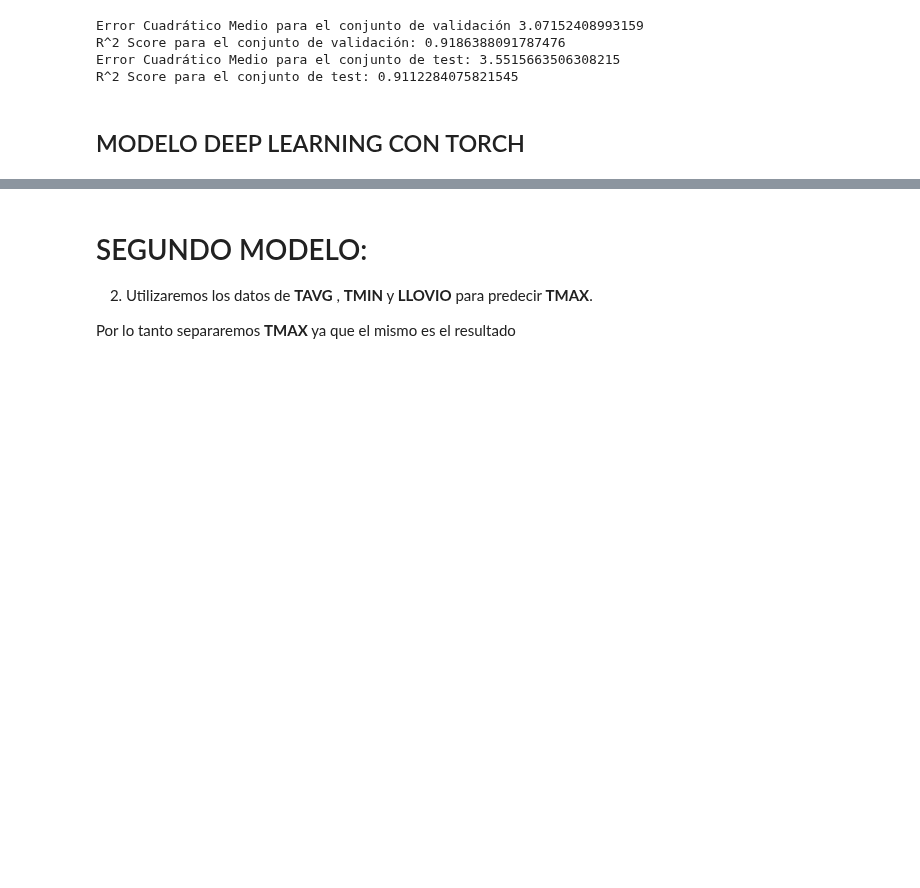
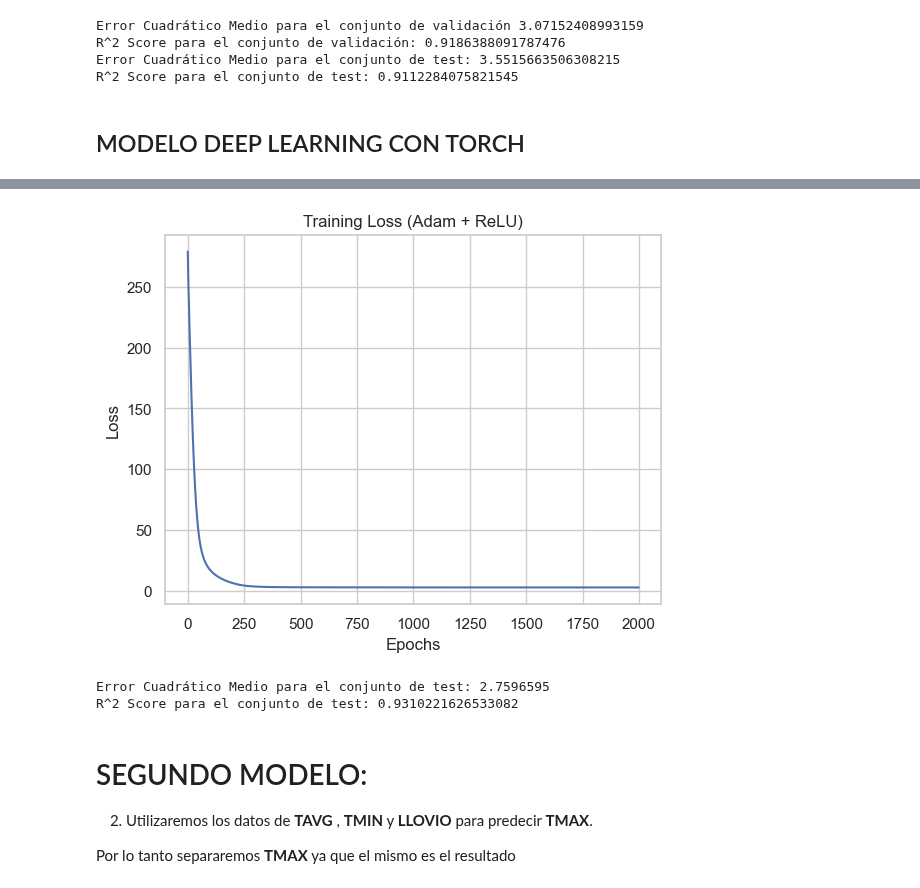
Before and after one commit to HANNNNSEN/Inputacion_con_prediccion, a Jupyter notebook: Temperaturas_resistencia.ipynb, the cells around one changed output, grey strips where cells are left out. Drawn from its saved outputs; the diff is of its cells as text; code cells hidden in the pictures; blank space fills up the shorter version.

Commit message:
se agrega red neuronal con optimizadores

```diff
--- a/Temperaturas_resistencia.ipynb
+++ b/Temperaturas_resistencia.ipynb
@@ -572,3 +583,73 @@ print("R^2 Score para el conjunto de test:", r2_test)
+# %%
+
+# Convertir a tensores
+X_train_tensor = torch.tensor(X_train_escalado, dtype=torch.float32)
+y_train_tensor = torch.tensor(y_train.values, dtype=torch.float32).unsqueeze(1)
+
+X_val_tensor = torch.tensor(X_val_escalado, dtype=torch.float32)
+y_val_tensor = torch.tensor(y_val.values, dtype=torch.float32).unsqueeze(1)
+
+X_test_tensor = torch.tensor(X_test_escalado, dtype=torch.float32)
+y_test_tensor = torch.tensor(y_test.values, dtype=torch.float32).unsqueeze(1)
+
+# Definir el modelo
+class SimpleNN(nn.Module):
+    def __init__(self):
+        super(SimpleNN, self).__init__()
+        self.fc1 = nn.Linear(3, 32)  # Tamaño de entrada es 2 (TAVG y TMAX)
+        self.fc3 = nn.Linear(32, 1)   # Capa de salida
+
+    def forward(self, x):
+        x = nn.ReLU()(self.fc1(x))  # ReLU para la capa oculta
+        x = self.fc3(x)  # Sin activación en la salida
+        return x
+
+# Initialize model, loss, and optimizer
+model = SimpleNN()
+criterion = nn.MSELoss()  # Error cuadrático medio para regresión
+optimizer = optim.RMSprop(model.parameters(), lr=0.003, alpha=0.99, eps=1e-08, weight_decay=0, momentum=0)
+
+# Training loop
+epochs = 2000
+train_losses = []
+
+for epoch in range(epochs):
+    model.train()
+
+    # Forward pass
+    outputs = model(X_train_tensor)
+    loss = criterion(outputs, y_train_tensor)
+
+    # Backward pass and optimization
+    optimizer.zero_grad()
+    loss.backward()
+    optimizer.step()
+
+    # Save training loss
+    train_losses.append(loss.item())
+
+# Plot training loss
+plt.plot(train_losses)
+plt.title('Training Loss (Adam + ReLU)')
+plt.xlabel('Epochs')
+plt.ylabel('Loss')
+plt.show()
+
+# Probar el modelo final
+with torch.no_grad():
+    test_output = model(X_test_tensor)
+
+# Calcular métricas
+mse_test = mean_squared_error(y_test_tensor.numpy(), test_output.numpy())
+r2_test = r2_score(y_test_tensor.numpy(), test_output.numpy())
+
+# Mostrar resultados
+print("Error Cuadrático Medio para el conjunto de test:", mse_test)
+print("R^2 Score para el conjunto de test:", r2_test)
+# %% [output]
+[figure, added]
+Error Cuadrático Medio para el conjunto de test: 2.7596595
+R^2 Score para el conjunto de test: 0.9310221626533082
 # %% [markdown]
 # SEGUNDO MODELO:
 
```
Also changed, not shown: parts of 5 cells of this notebook.
